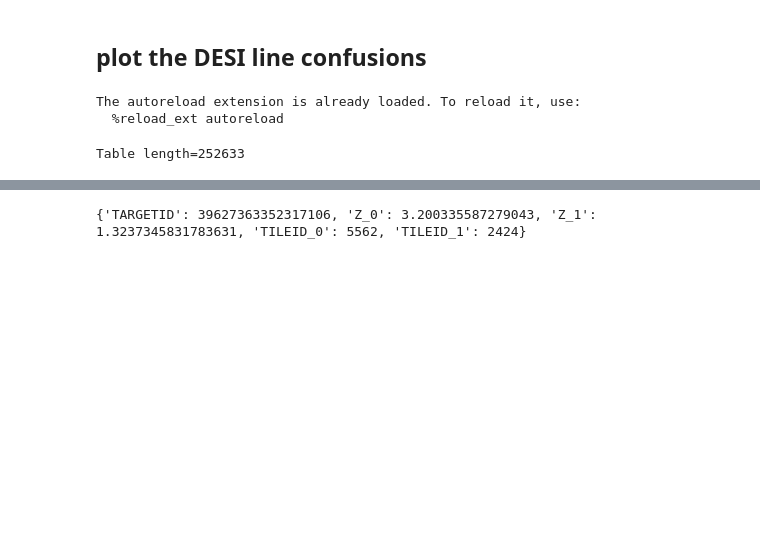
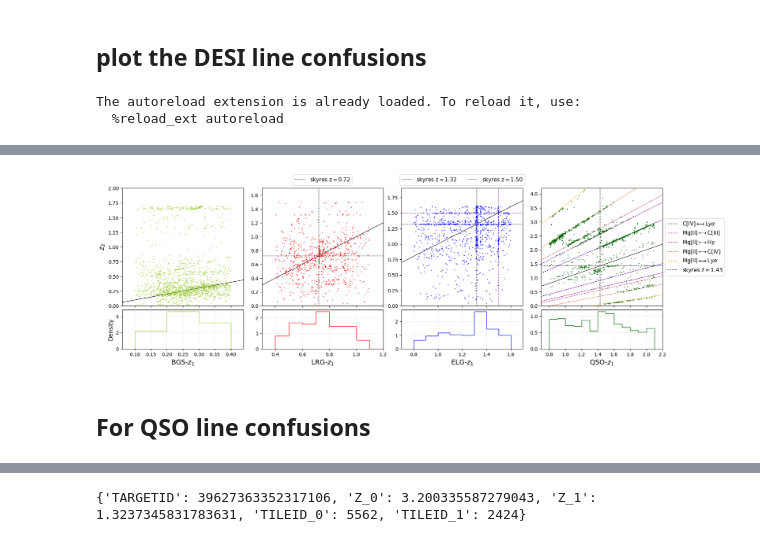
Before and after one commit to ShengyuHE/desi_y3_redshift_errors, a Jupyter notebook: main/repeat_obs/notebooks/line_confusions.ipynb, the cells around one changed output, grey strips where cells are left out. Drawn from its saved outputs; the diff is of its cells as text; code cells hidden in the pictures; blank space fills up the shorter version.

Commit message:
update overleaf results

```diff
--- a/main/repeat_obs/notebooks/line_confusions.ipynb
+++ b/main/repeat_obs/notebooks/line_confusions.ipynb
@@ -19,12 +19,19 @@ from desitarget.targetmask import zwarn_mask as zmtl_zwarn_mask
 
 sys.path.append('/global/homes/s/shengyu/desi_y3_redshift_errors/main/')
 from helper import REDSHIFT_OVERALL, COLOR_OVERALL
-from helper import REDSHIFT_VSMEAR, REDSHIFT_LSS_VSMEAR, REDSHIFT_CUBICBOX, EDGES, COLOR_TRACERS, GET_RECON_BIAS
+from helper import REDSHIFT_VSMEAR, REDSHIFT_LSS_VSMEAR, REDSHIFT_CUBICBOX, COLOR_TRACERS, GET_RECON_BIAS, GET_LINE_CONFUSION
+from plotting_tools import line_confusion_limit, plot_confusion_lines, plot_sky_residuals
 %load_ext autoreload
 %autoreload 2
+%matplotlib inline
+
 
 c = 299792.458
 
+# save the figure to the overleaf or not
+save_fig = True
+
+OVERLEAF_DIR = '/global/homes/s/shengyu/desi_y3_redshift_errors/overleaf/figures'
 REPEAT_DIR = '/pscratch/sd/s/shengyu/repeats/DA2/loa-v1'
 # %% [output]
 The autoreload extension is already loaded. To reload it, use:
@@ -40,7 +86,57 @@ def generate_dz(tracer, zmin, zmax):
 # %%
-tracer = 'QSO'
-(zmin, zmax) = REDSHIFT_OVERALL[tracer]
-d = generate_dz(tracer, zmin, zmax)
-d
+# plot the overall dv distribution
+fig = plt.figure(figsize=(20, 6))
+gs = gridspec.GridSpec(2, 4, height_ratios=[3, 1],  # 2 rows, 4 columns
+                       wspace=0.15,hspace=0.05)
+
+tracers = ['BGS', 'LRG', 'ELG', 'QSO']
+
+for idxt, tracer in enumerate(tracers):
+    (zmin, zmax) = REDSHIFT_OVERALL[tracer]
+    color = COLOR_OVERALL[tracer]
+    zrange = np.linspace(zmin-0.1, zmax+0.1, 5)
+    if tracer == 'BGS':
+        zrange = np.linspace(zmin-0.04, zmax+0.04, 5)
+    d = generate_dz(tracer, zmin, zmax)
+    cthr = get_cthr(tracer)
+    dv =  (d['Z2']-d['Z1'])/(1+d['Z1'])*c
+    d = d[abs(dv)>cthr]
+
+    # ---------- TOP PANEL: scatter + confusion lines ----------
+    ax_top = plt.subplot(gs[0, idxt])
+    ax_top.plot(zrange, zrange, color='black', lw=0.8)
+    if tracer == 'LRG':
+        plot_sky_residuals(ax_top, [0.723])
+        ax_top.legend(loc='upper center', bbox_to_anchor=(0.5, 1.14), fontsize=11, ncol=3)
+    if tracer == 'ELG':
+        plot_sky_residuals(ax_top, [1.32, 1.5])
+        ax_top.legend(loc='upper center', bbox_to_anchor=(0.5, 1.14), fontsize=11, ncol=3)
+    if tracer == 'QSO':
+        (line_set, name_set) = GET_LINE_CONFUSION(tracer)
+        plot_confusion_lines(ax_top, line_set, name_set, focus = 'C[IV]' , remove = ['Ne[III]', r'H$\alpha$','O[III]1', 'O[III]2', r'H$\delta$', r'H$\gamma$','C[III]',r'H$\beta$','Mg[II]', 'O[II]',])
+        plot_confusion_lines(ax_top, line_set, name_set, focus = 'Mg[II]', remove = ['Ne[III]','O[II]','O[III]1', 'O[III]2', r'H$\alpha$',r'H$\beta$', r'H$\delta$'])
+        plot_sky_residuals(ax_top, [1.43])
+        ax_top.legend(loc='center left', bbox_to_anchor=(1.0, 0.5), fontsize=11, ncol=1)
+    ax_top.plot(d["Z1"],d["Z2"],'.',markersize=2.5,color=color,alpha=0.5)
+    # plot settings
+    ax_top.set_xlim(zrange.min(), zrange.max())
+    ax_top.set_ylim(line_confusion_limit[tracer])
+    ax_top.set_xticklabels([])
+    if idxt == 0:
+        ax_top.set_ylabel(r'$z_2$', fontsize=14)
+    # ---------- BOTTOM PANEL: 2D histogram Z2 vs Z1 ----------
+    ax_bot = plt.subplot(gs[1, idxt])
+    xbins = np.arange(zmin, zmax+0.1, 0.1)
+    h = ax_bot.hist(d["Z1"], bins=xbins, histtype='step', color=color, density=True)
+    # plot settings
+    if idxt == 0:
+        ax_bot.set_ylabel(r'Density', fontsize=12)
+    ax_bot.set_xlim(zrange.min(), zrange.max())
+    ax_bot.tick_params(axis='both', labelsize=10)
+    # ax_bot.set_xlabel(f'{tracer}-'+r'$z_{\rm{true}}$', fontsize=14)
+    ax_bot.set_xlabel(f'{tracer}-'+r'$z_1$', fontsize=14)
+    ax_bot.grid(alpha=0.2)
+
+if save_fig == True:
+    plt.savefig(OVERLEAF_DIR+f'/scatter_z1z2', dpi=300, bbox_inches='tight')
 # %% [output]
-Table length=252633
@@ -64,0 +143 @@ Table length=252633
+[figure, added]
@@ -136,2 +144,4 @@ def identify_line_confusions(d, focus, remove= None, tol=0.001):
+# %% [markdown]
+## For QSO line confusions
 # %%
 SAVE_ID = False
```
Also changed, not shown: parts of 7 cells of this notebook, 8 other files.
